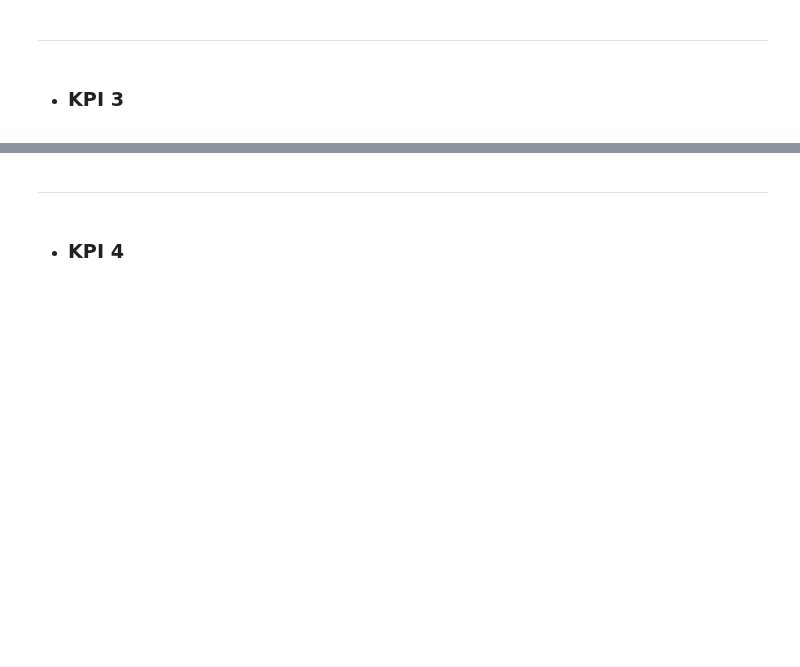
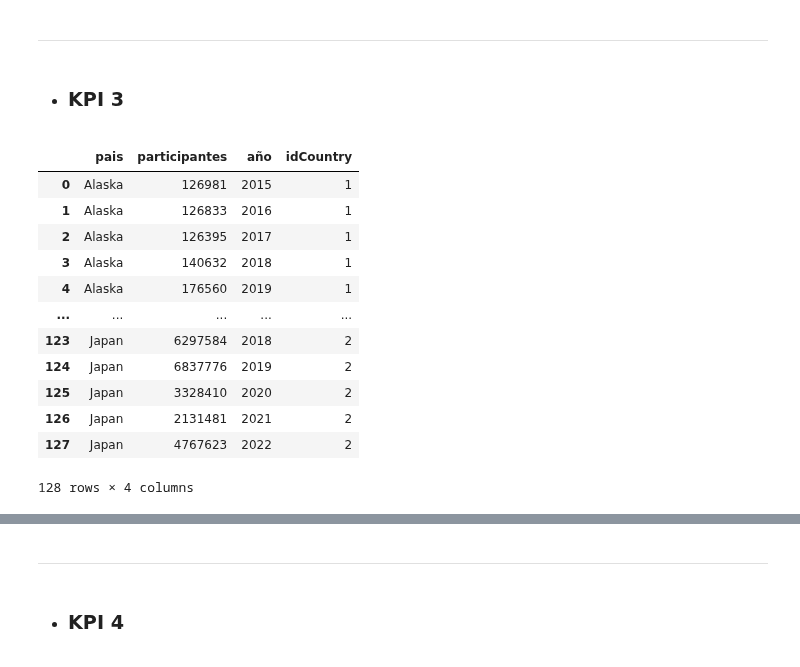
Before and after one commit to ReneRamosTrvn/alertas_sismicas, a Jupyter notebook: ETL.ipynb, the cells around one changed output, grey strips where cells are left out. Cells and saved outputs as stored; diff of their text form; code cells hidden in the pictures; blank space fills up the shorter version.

```diff
--- a/ETL.ipynb
+++ b/ETL.ipynb
@@ -596,0 +611,73 @@ df_fatalidades.to_json("Datasets/KPI 2/Fatalidades.json")
+# %%
+from selenium import webdriver
+import pandas as pd
+
+dfs_totales = []
+
+for year in range(2015, 2023):
+    website = f'https://www.shakeout.org/glb_participants.php?year={year}&start=All'
+    path = 'driver/chromedriver.exe'
+    driver = webdriver.Chrome(path)
+    driver.get(website)
+    filas = driver.find_elements_by_tag_name('tr')
+    datos = []
+    for fila in filas:
+        datos.append(fila.text)
+    iteraciones = datos[32:]
+    datos_paises = []
+    for i in range(len(iteraciones)):
+        estado, conteo = iteraciones[i].split(" \n")
+        datos_paises.append(estado.strip())
+        datos_paises.append(conteo.strip().replace(",", ""))
+        datos_paises.append(year)
+    # crear dos listas vacías para almacenar los nombres y los números
+    names = []
+    numbers = []
+    years = []
+
+    # iterar sobre la lista de datos y agregar los elementos a las listas correspondientes
+    for i, element in enumerate(datos_paises):
+        if i % 3 == 0:
+            names.append(element)
+        elif i % 3 == 1:
+            numbers.append(element)
+        else:
+            years.append(element)
+    # crear un diccionario con las listas de datos
+    dict_data = {'pais': names, 'participantes': numbers, 'año': years}
+
+    # crear el dataframe
+    df = pd.DataFrame(dict_data)
+    dfs_totales.append(df)
+
+    driver.quit()
+
+df_participantes_usa_jap = pd.concat(dfs_totales, ignore_index=True)
+df_participantes_usa_jap["idCountry"] = 1
+df_participantes_usa_jap.loc[df_participantes_usa_jap['pais'] == 'Japan', 'idCountry'] = 2
+df_participantes_usa_jap
+
+estados2.append("Japan")
+
+# Filtramos en el dataframe global con la lista de estados de Estados Unidos
+all_dfs7 = []
+for i in estados2 :
+    all_dfs7.append(df_participantes_usa_jap[df_participantes_usa_jap["pais"].str.contains(i)])
+
+# Luego concatenamos
+df_participantes_usa_jap = pd.concat(all_dfs7, ignore_index=True)
+df_participantes_usa_jap
+# %% [output]
+|  | pais | participantes | año | idCountry |
+| 0 | Alaska | 126981 | 2015 | 1 |
+| 1 | Alaska | 126833 | 2016 | 1 |
+| 2 | Alaska | 126395 | 2017 | 1 |
+| 3 | Alaska | 140632 | 2018 | 1 |
+| 4 | Alaska | 176560 | 2019 | 1 |
+| ... | ... | ... | ... | ... |
+| 123 | Japan | 6297584 | 2018 | 2 |
+| 124 | Japan | 6837776 | 2019 | 2 |
+| 125 | Japan | 3328410 | 2020 | 2 |
+| 126 | Japan | 2131481 | 2021 | 2 |
+| 127 | Japan | 4767623 | 2022 | 2 |
+128 rows × 4 columns
```
Also changed, not shown: parts of 12 cells of this notebook, 5 other files.
